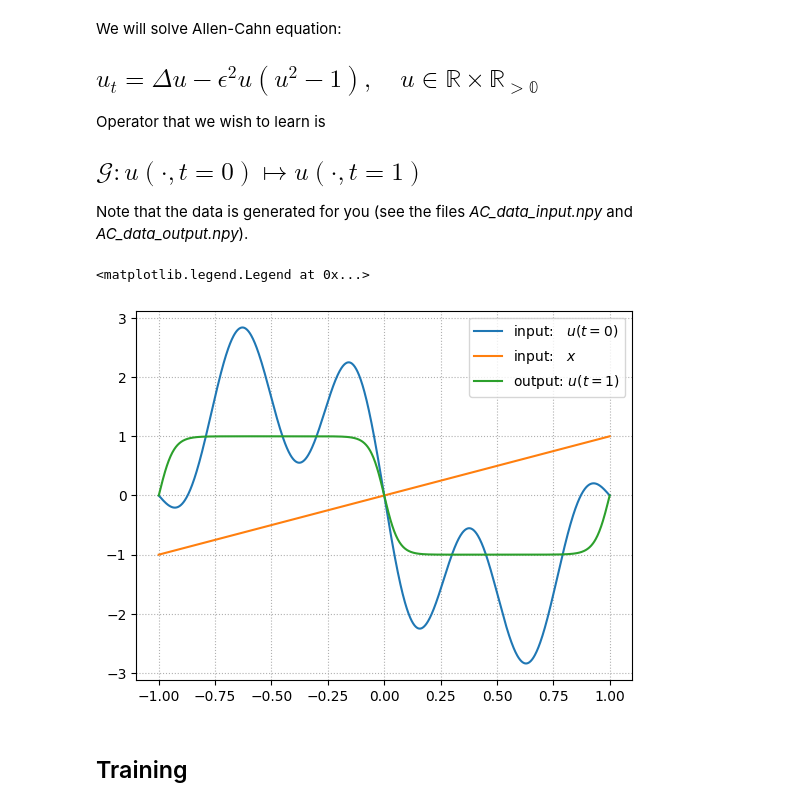
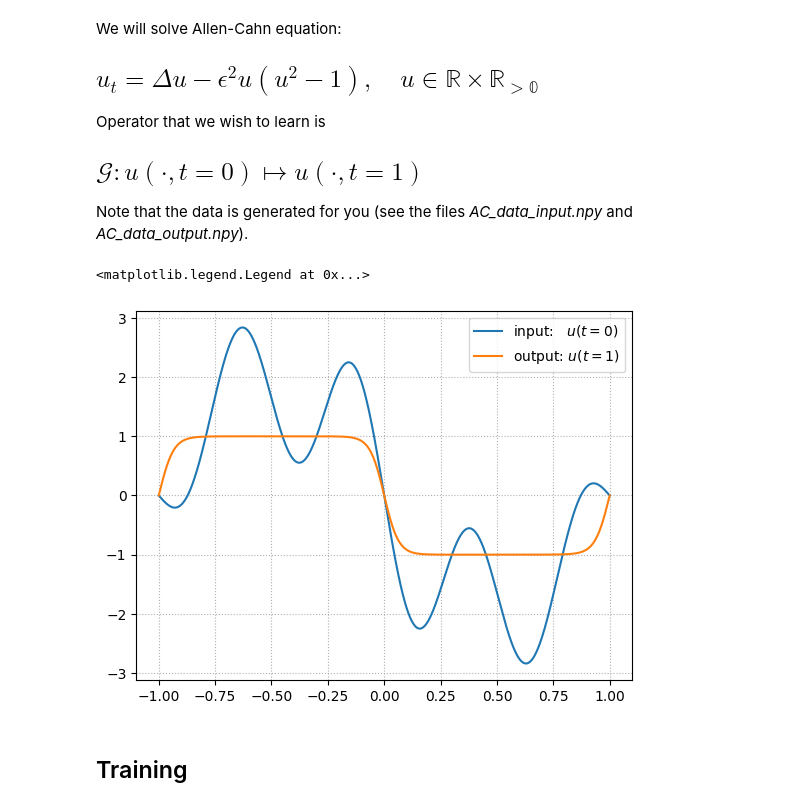
Before and after one commit to MoyangLi00/AISE, a Jupyter notebook: FNO_wave_equation/Tutorial_5_Operator_Learing_Fourier_Neural_Operator_(Solutions)_.ipynb, the cells around one changed output. Cells and saved outputs as stored; diff of their text form; code cells hidden in the pictures.

```diff
--- a/FNO_wave_equation/Another_copy_of_Tutorial_5_Operator_Learing_Fourier_Neural_Operator_(Solutions)_.ipynb
+++ b/FNO_wave_equation/Tutorial_5_Operator_Learing_Fourier_Neural_Operator_(Solutions)_.ipynb
@@ -215,14 +215,13 @@ testing_set = DataLoader(TensorDataset(input_function_test, output_function_test
 # %%
 id_sample = 32
 
 plt.plot(np.linspace(-1,1,input_function_train.shape[1]),input_function_train[id_sample,:,0], label = "input:   $u(t = 0)$")
-plt.plot(np.linspace(-1,1,input_function_train.shape[1]),input_function_train[id_sample,:,1], label = "input:   $x$")
 plt.plot(np.linspace(-1,1,input_function_train.shape[1]),output_function_train[id_sample,:], label = "output: $u(t = 1)$")
 plt.grid(True, which="both", ls=":")
 plt.legend()
 # %% [output]
 <matplotlib.legend.Legend at 0x...>
-[figure, old version]
+[figure, new version]
 # %%
 learning_rate = 0.001
 epochs = 10 # = 250
```
Also changed, not shown: parts of 5 cells of this notebook, 3 other files.
